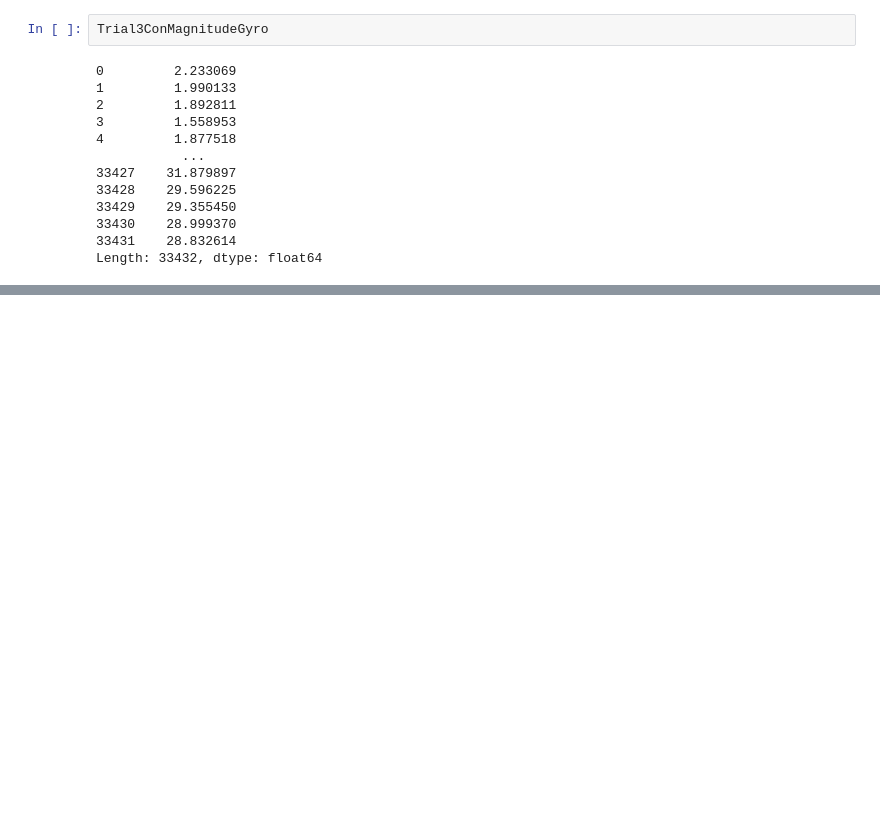
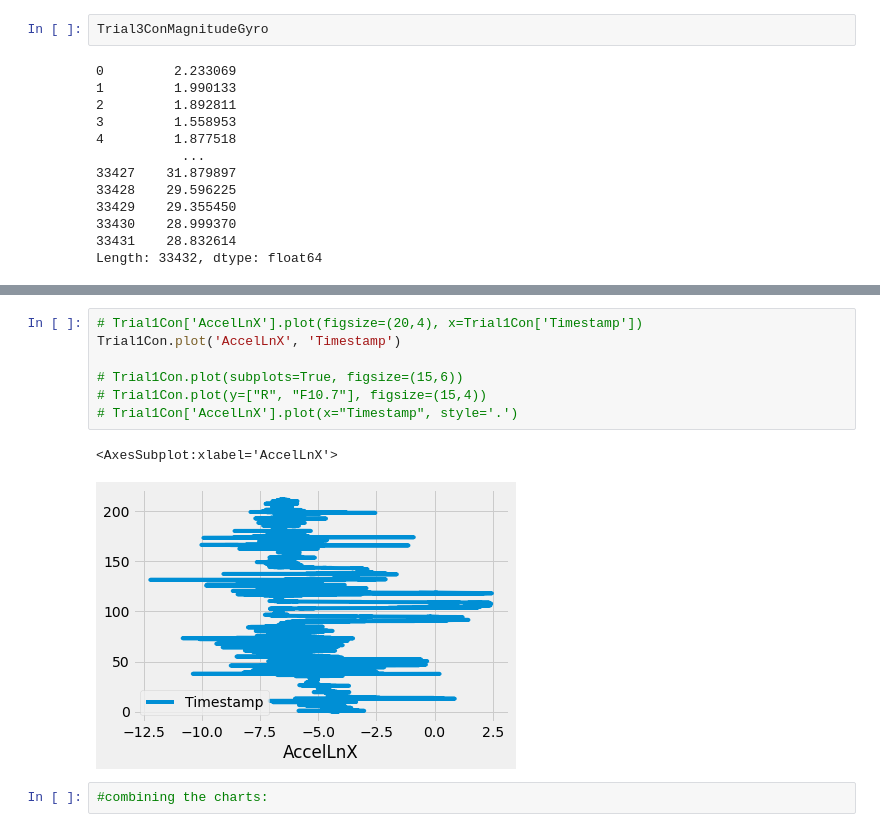
Before and after one commit to VirajJaneja/FNIRSMotionArtifacts, a Jupyter notebook: Motion Artifact Identification.ipynb, the cells around one changed output, grey strips where cells are left out. Saved outputs shown, nothing was run; the diff lists cells and outputs as text; blank space fills up the shorter version.

```diff
--- a/Motion Artifact Identification.ipynb
+++ b/Motion Artifact Identification.ipynb
@@ -248,0 +251,12 @@ Trial2Con._get_value(22748, 'Timestamp') - Trial2Con._get_value(0, 'Timestamp')
+# %%
+# Trial1Con['AccelLnX'].plot(figsize=(20,4), x=Trial1Con['Timestamp'])
+Trial1Con.plot('AccelLnX', 'Timestamp')
+
+# Trial1Con.plot(subplots=True, figsize=(15,6))
+# Trial1Con.plot(y=["R", "F10.7"], figsize=(15,4))
+# Trial1Con['AccelLnX'].plot(x="Timestamp", style='.')
+# %% [output]
+<AxesSubplot:xlabel='AccelLnX'>
+[figure, added]
+# %%
+#combining the charts:
```
Also changed, not shown: parts of 7 cells of this notebook.
